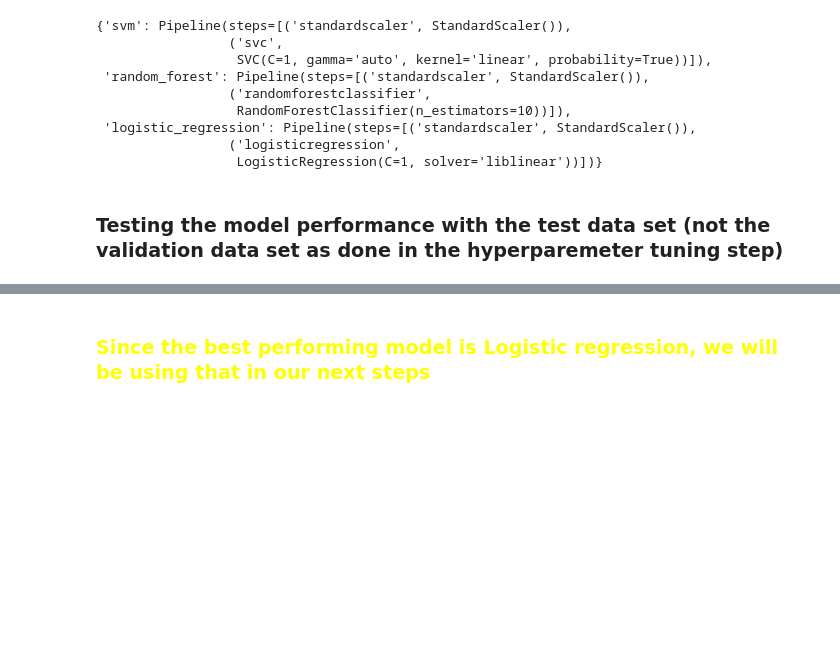
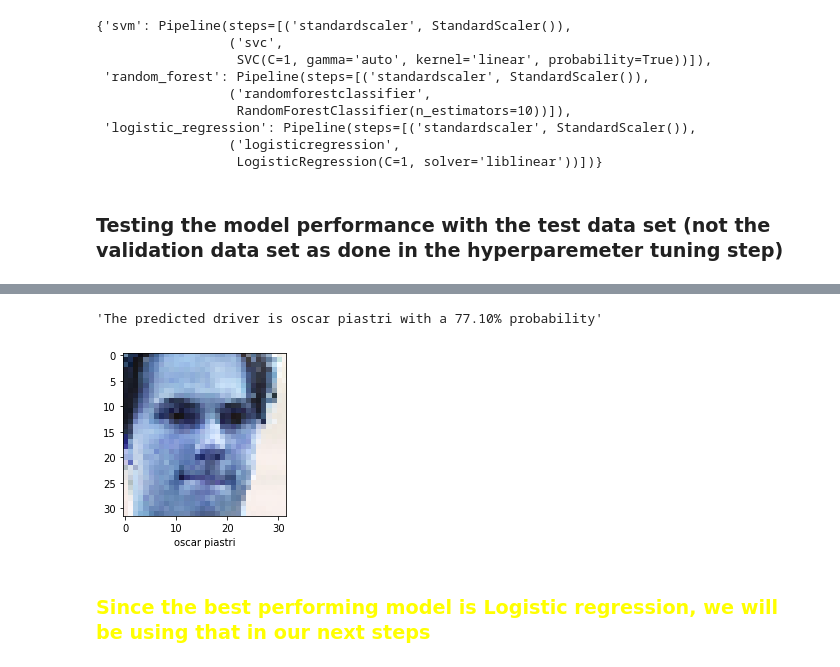
Before and after one commit to mgt990105/f1_driver_classification, a Jupyter notebook: model_training_scikit.ipynb, the cells around one changed output, grey strips where cells are left out. Drawn from its saved outputs; the diff is of its cells as text; code cells hidden in the pictures; blank space fills up the shorter version.

```diff
--- a/model_training_scikit.ipynb
+++ b/model_training_scikit.ipynb
@@ -229,6 +250,8 @@ X_train_1, X_test_1, y_train_1, y_test_1 = train_test_split(X, y, random_state=0
 # pipe_1.fit(X_train_1, y_train_1)
 # m_1 = pipe_1.score(X_test_1, y_test_1)
 # print(m_1)
+# %%
+X_train, X_test, y_train, y_test = train_test_split(X_raw, y_raw, random_state=0)
 # %% [markdown]
 ### Hyperparameter Tuning (SVM vs Random Forest vs Logistic Regression)
 
@@ -302,3 +380,8 @@ Accuracy of the Logistic Regression Model is 0.6624472573839663
+# %%
+check_output(20)
+# %% [output]
+'The predicted driver is oscar piastri with a 77.10% probability'
+[figure, added]
 # %% [markdown]
 ### <font color='yellow'> Since the best performing model is Logistic regression, we will be using that in our next steps <font/>
 # %% [markdown]
```
Also changed, not shown: parts of 22 cells of this notebook, 49 other files.
